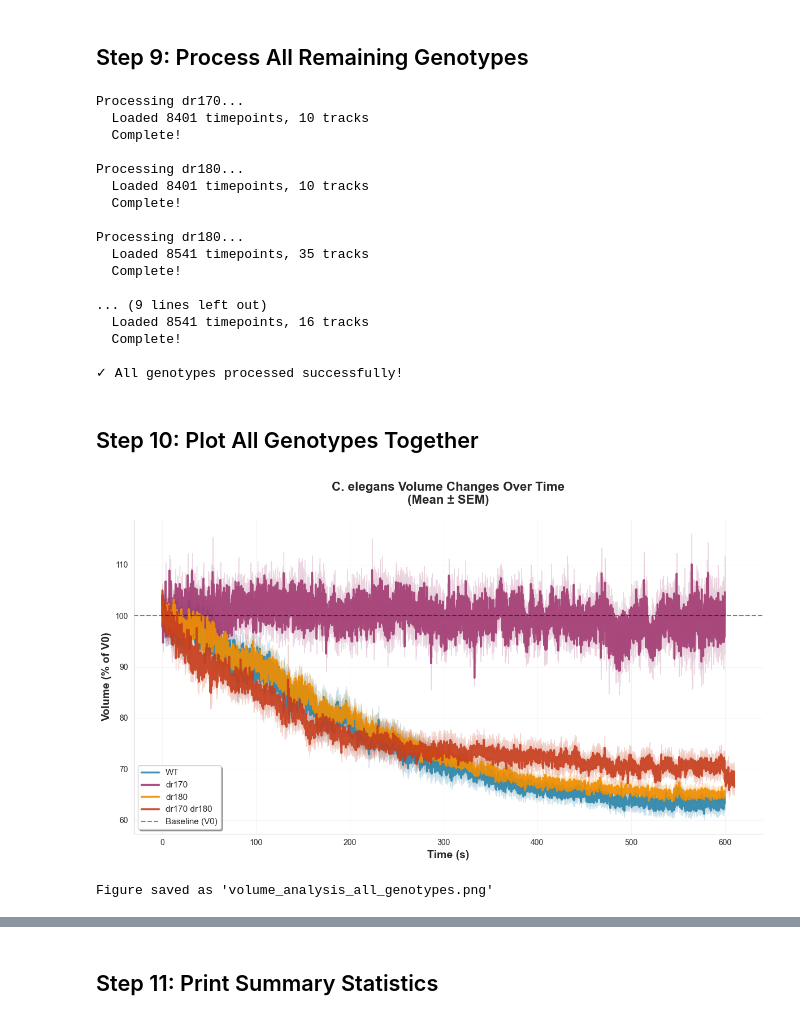
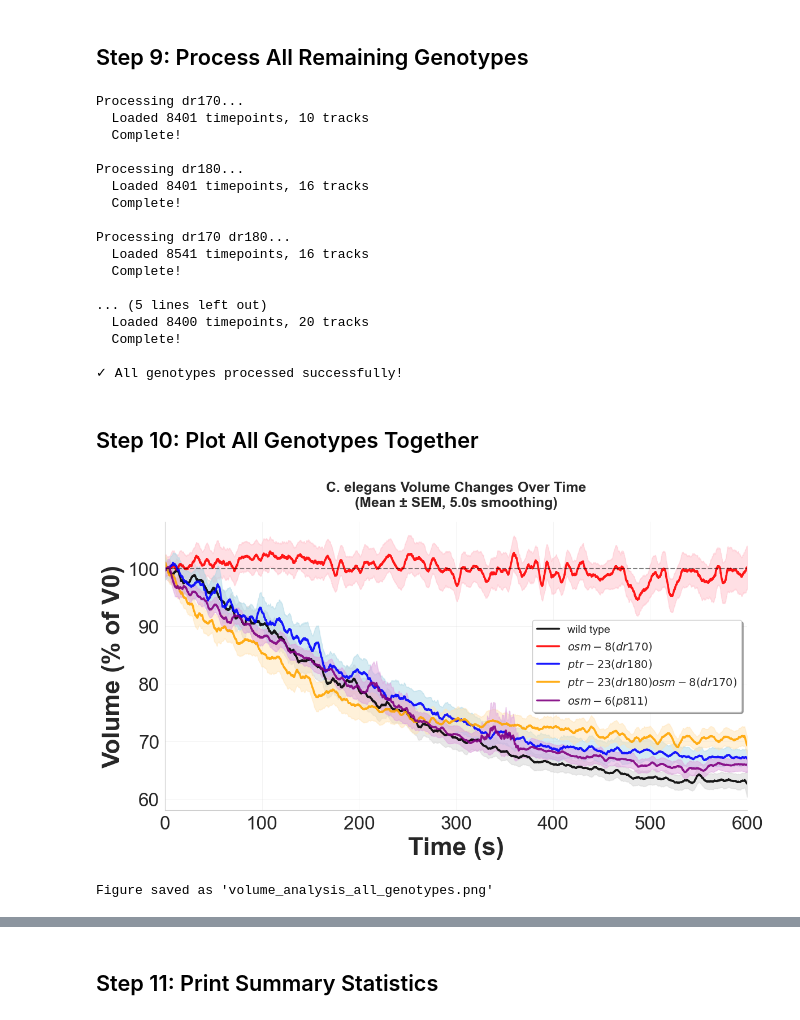
Before and after one commit to LamitinaLab/celegans-volume-analysis, a Jupyter notebook: celegans_volume_analysis.ipynb, the cells around one changed output, grey strips where cells are left out. Drawn from its saved outputs; the diff is of its cells as text; code cells hidden in the pictures.

```diff
--- a/celegans_volume_analysis.ipynb
+++ b/celegans_volume_analysis.ipynb
@@ -31,8 +49,11 @@ genotypes = {
     'WT': 'WT compiled_data',
     'dr170': 'dr170 compiled_data (1)',
     'dr180': 'dr180 compiled_data',
-    'dr170 dr180': 'dr170 dr180 compiled_data (1)'
+    'dr170 dr180': 'dr170 dr180 compiled_data (1)',
+    'osm6p811': 'osm6p811 compiled_data'
 }
+# Path to the data folder (use the existing open folder)
+DATA_DIR = Path(r"e:\\Todd\\OSR\\251128\\OSR compiled data all genotypes")
 
 # Quality threshold for fit
 FIT_THRESHOLD = 0.9
@@ -48,7 +69,8 @@ colors = {
     'WT': {'line': 'black', 'fill': 'lightgrey'},
     'dr170': {'line': 'red', 'fill': 'pink'},
     'dr180': {'line': 'blue', 'fill': 'lightblue'},
-    'dr170 dr180': {'line': 'orange', 'fill': 'moccasin'}
+    'dr170 dr180': {'line': 'orange', 'fill': 'moccasin'},
+    'osm6p811': {'line': 'purple', 'fill': 'plum'}
 }
 
 print(f"Parameters set:")
@@ -62,7 +90,7 @@ print(f"  Smoothing window: {SMOOTHING_WINDOW} seconds")
 # Load WT data
 genotype = 'WT'
 data_dir = genotypes[genotype]
-base_path = Path(data_dir)
+base_path = DATA_DIR
 
 wt_area = pd.read_csv(base_path / f'{genotype} compiled_area.csv')
 wt_length = pd.read_csv(base_path / f'{genotype} compiled_length.csv')
@@ -268,10 +300,10 @@ WT analysis complete!
 # Process all genotypes (including WT we already did)
 genotype_data = {'WT': {'summary': wt_summary}}
 
-for genotype_name in ['dr170', 'dr180', 'dr170 dr180']:
+for genotype_name in ['dr170', 'dr180', 'dr170 dr180', 'osm6p811']:
     print(f"\nProcessing {genotype_name}...")
     data_dir = genotypes[genotype_name]
-    base_path = Path(data_dir)
+    base_path = DATA_DIR
 
     # Load data
     area_df = pd.read_csv(base_path / f'{genotype_name} compiled_area.csv')
@@ -319,57 +351,71 @@ Processing dr170...
   Complete!
 
 Processing dr180...
-  Loaded 8401 timepoints, 10 tracks
+  Loaded 8401 timepoints, 16 tracks
   Complete!
 
-Processing dr180...
-  Loaded 8541 timepoints, 35 tracks
-  Complete!
-
-... (9 lines left out)
+Processing dr170 dr180...
   Loaded 8541 timepoints, 16 tracks
   Complete!
 
+... (5 lines left out)
+  Loaded 8400 timepoints, 20 tracks
+  Complete!
+
 ✓ All genotypes processed successfully!
 # %% [markdown]
 ## Step 10: Plot All Genotypes Together
 # %%
 # Smooth and plot all genotypes
 fig, ax = plt.subplots(figsize=(12, 7))
+
+# Mapping for legend labels (WT kept plain, others italicized)
+label_map = {
+    'WT': 'wild type',
+    'dr170': r"$\it{osm-8(dr170)}$",
+    'dr180': r"$\it{ptr-23(dr180)}$",
+    'dr170 dr180': r"$\it{ptr-23(dr180) osm-8(dr170)}$",
+    'osm6p811': r"$\it{osm-6(p811)}$"
+}
 
 for genotype_name, data in genotype_data.items():
     summary_df = data['summary']
 
     # Apply smoothing
     smoothed_df = smooth_data(summary_df, SMOOTHING_WINDOW)
 
     # Plot mean line
     ax.plot(smoothed_df['Time'], smoothed_df['Mean'],
-            label=genotype_name, color=colors[genotype_name]['line'],
+            label=label_map.get(genotype_name, genotype_name), color=colors[genotype_name]['line'],
             linewidth=2.5, alpha=0.9)
 
-    # Plot SEM envelope
+    # Plot SEM envelope (no label to avoid duplicate legend entries)
     ax.fill_between(smoothed_df['Time'],
                      smoothed_df['Mean'] - smoothed_df['SEM'],
                      smoothed_df['Mean'] + smoothed_df['SEM'],
                      color=colors[genotype_name]['fill'], alpha=0.5)
 
 # Formatting
 ax.axhline(y=100, color='black', linestyle='--', linewidth=1.5, alpha=0.5)
-ax.set_xlabel('Time (s)', fontsize=14, fontweight='bold')
-ax.set_ylabel('Volume (% of V0)', fontsize=14, fontweight='bold')
+# Double axis label font sizes
+ax.set_xlabel('Time (s)', fontsize=32, fontweight='bold')
+ax.set_ylabel('Volume (% of V0)', fontsize=32, fontweight='bold')
 ax.set_title(f'C. elegans Volume Changes Over Time\n(Mean ± SEM, {SMOOTHING_WINDOW}s smoothing)',
-             fontsize=16, fontweight='bold', pad=20)
-ax.legend(loc='best', frameon=True, shadow=True, fontsize=11)
+             fontsize=18, fontweight='bold', pad=20)
+# Increase legend text size
+ax.legend(loc='best', frameon=True, shadow=True, fontsize=14)
 ax.grid(True, alpha=0.3, linestyle='-', linewidth=0.5)
 ax.spines['top'].set_visible(False)
 ax.spines['right'].set_visible(False)
+# Increase tick label size
+ax.tick_params(axis='both', which='major', labelsize=24)
 
+ax.set_xlim(0, 600)
 plt.tight_layout()
 plt.savefig('volume_analysis_all_genotypes.png', dpi=300, bbox_inches='tight')
 plt.show()
 
 print("Figure saved as 'volume_analysis_all_genotypes.png'")
 # %% [output]
-[figure, old version]
+[figure, new version]
 Figure saved as 'volume_analysis_all_genotypes.png'
```
Also changed, not shown: parts of 9 cells of this notebook, 2 other files.
